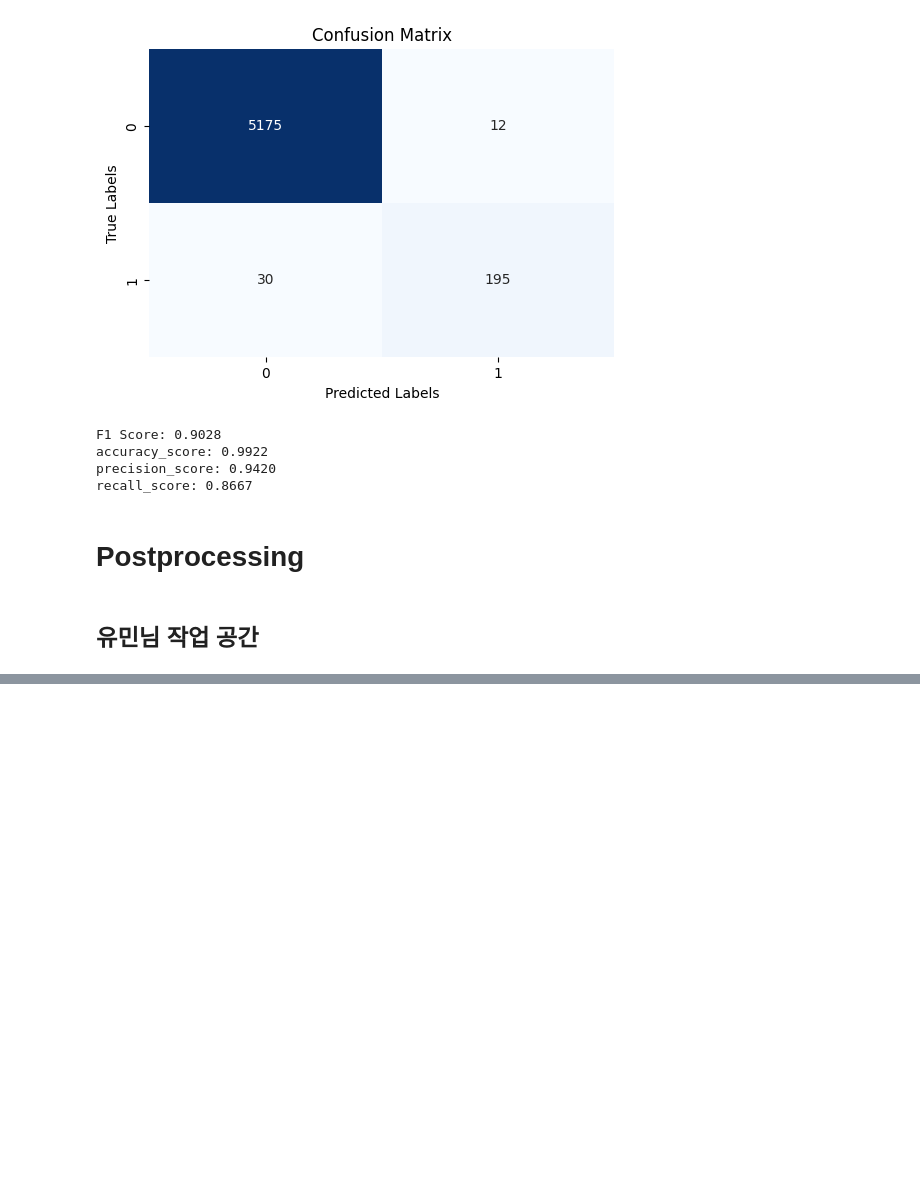
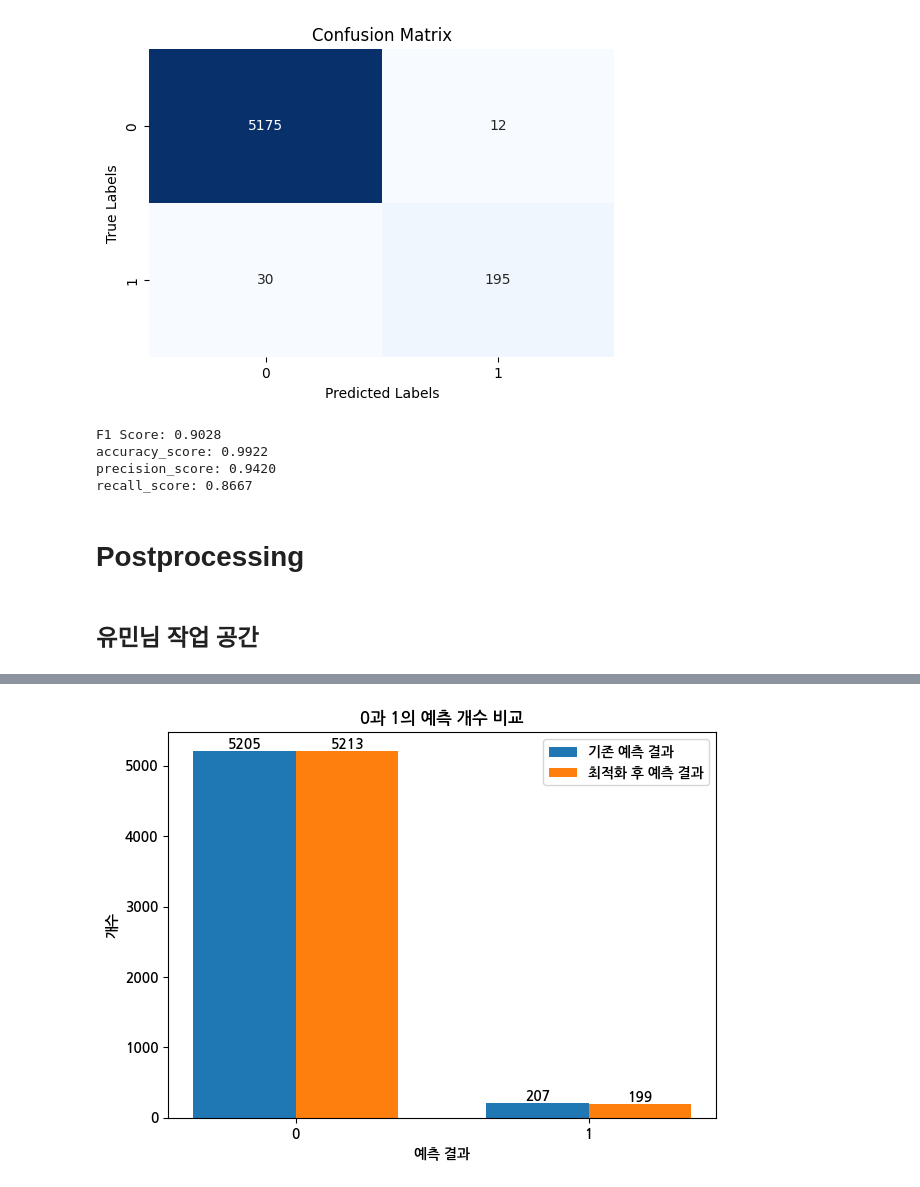
Before and after one commit to muk-jjang/2024_KAMP_casting_optimization_competition, a Jupyter notebook: casting_optimization/main.ipynb, the cells around one changed output, grey strips where cells are left out. Saved outputs shown, nothing was run; the diff lists cells and outputs as text; code cells hidden in the pictures; blank space fills up the shorter version.

```diff
--- a/casting_optimization/main.ipynb
+++ b/casting_optimization/main.ipynb
@@ -22,3 +22,10 @@ from torch.utils.data import DataLoader
 import torch
 
 device = torch.device("cuda" if torch.cuda.is_available() else "cpu")
+
+import pandas as pd
+pd.set_option('display.max_columns', None) ## 모든 열을 출력한다
+import matplotlib.pyplot as plt
+from matplotlib import font_manager, rc
+font_manager.fontManager.addfont('NanumGothic-Bold.ttf')
+plt.rc('font', family='NanumGothic')
@@ -164,0 +238,51 @@ recall_score: 0.8667
+# %%
+X_test_origin, y_test = test[columns.input_columns], test[columns.target_column]
+X_test = X_test_origin.copy()
+# %%
+X_test['lower_mold_temp2'] += best_solution
+X_test['cast_pressure'] += best_solution
+X_test['molten_temp'] += best_solution
+# %%
+import numpy as np
+import matplotlib.pyplot as plt
+
+# 예측 결과 생성
+pred_origin = model.predict(X_test_origin)  # 기존 예측 결과
+pred_test = model.predict(X_test)  # 새로운 예측 결과
+
+# 각 예측 결과에서 0과 1의 개수 계산
+count_origin = [np.sum(pred_origin == 0), np.sum(pred_origin == 1)]
+count_test = [np.sum(pred_test == 0), np.sum(pred_test == 1)]
+
+# 막대 그래프 데이터 준비
+labels = ['0', '1']
+x = np.arange(len(labels))  # x축 위치
+
+# 그래프 그리기
+width = 0.35  # 막대 너비
+
+fig, ax = plt.subplots()
+bars1 = ax.bar(x - width/2, count_origin, width, label='기존 예측 결과')
+bars2 = ax.bar(x + width/2, count_test, width, label='최적화 후 예측 결과')
+
+# 라벨 추가
+ax.set_xlabel('예측 결과')
+ax.set_ylabel('개수')
+ax.set_title('0과 1의 예측 개수 비교')
+ax.set_xticks(x)
+ax.set_xticklabels(labels)
+ax.legend()
+
+# 각 막대에 값 표시
+for bar in bars1:
+    yval = bar.get_height()
+    ax.text(bar.get_x() + bar.get_width()/2, yval, int(yval), ha='center', va='bottom')
+
+for bar in bars2:
+    yval = bar.get_height()
+    ax.text(bar.get_x() + bar.get_width()/2, yval, int(yval), ha='center', va='bottom')
+
+plt.tight_layout()
+plt.show()
+# %% [output]
+[figure, added]
```
Also changed, not shown: parts of 5 cells of this notebook, 2 other files.
